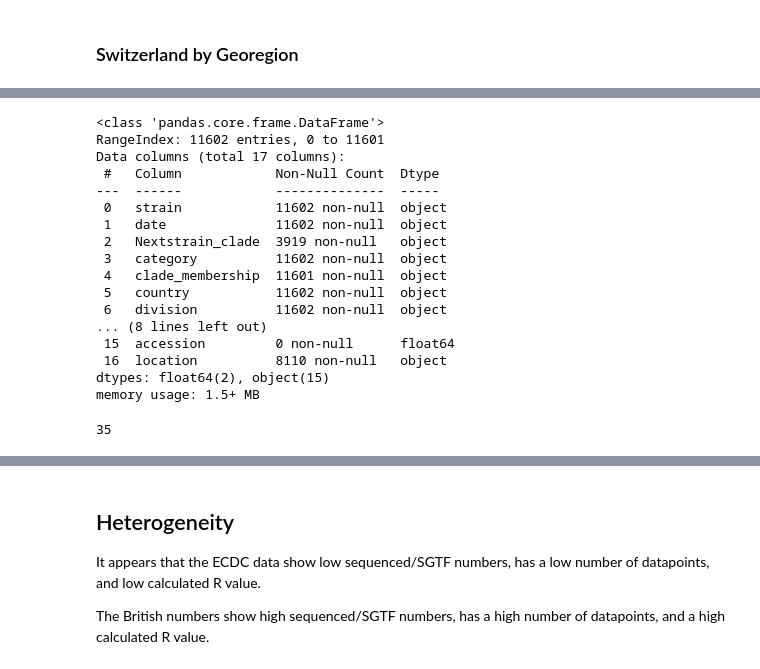
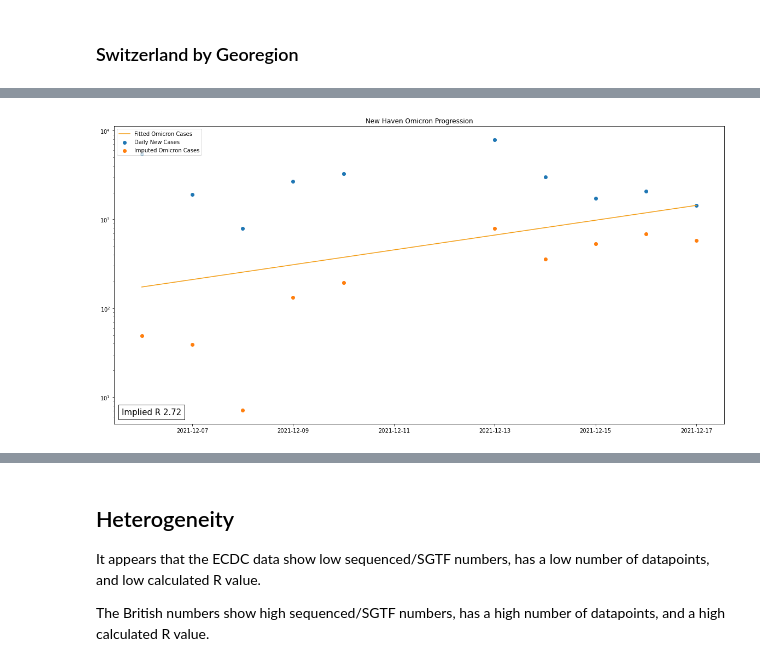
Before and after one commit to rrjzhang/omicron_dive, a Jupyter notebook: r0_calcs.ipynb, the cells around one changed output, grey strips where cells are left out. Saved outputs shown, nothing was run; the diff lists cells and outputs as text; code cells hidden in the pictures.

```diff
--- a/r0_calcs.ipynb
+++ b/r0_calcs.ipynb
@@ -361,20 +364,0 @@ nh_data = pd.read_csv('./data/new_haven/nextstrain_community_grubaughlab_CT-SARS
-# %%
-nh_data.info()
-# %% [output]
-<class 'pandas.core.frame.DataFrame'>
-RangeIndex: 11602 entries, 0 to 11601
-Data columns (total 17 columns):
- #   Column            Non-Null Count  Dtype
----  ------            --------------  -----
- 0   strain            11602 non-null  object
- 1   date              11602 non-null  object
- 2   Nextstrain_clade  3919 non-null   object
- 3   category          11602 non-null  object
- 4   clade_membership  11601 non-null  object
- 5   country           11602 non-null  object
- 6   division          11602 non-null  object
-... (8 lines left out)
- 15  accession         0 non-null      float64
- 16  location          8110 non-null   object
-dtypes: float64(2), object(15)
-memory usage: 1.5+ MB
@@ -383,4 +364,0 @@ nh_data['is_omicron'] = nh_data.apply(lambda x: "Omicron" in x['category'], axis
-# %%
-nh_data['is_omicron'].sum()
-# %% [output]
-35
@@ -386,0 +389,5 @@ nh_data['is_omicron'].sum()
+# %%
+show_omicron(nh_df, implied_rt, "New Haven")
+rt_dict['New Haven'] = {'r': implied_rt, 'n': len(nh_df.index), 'sequenced': np.nan, 'source': 'sequence'}
+# %% [output]
+[figure, added]
```
Also changed, not shown: parts of 28 cells of this notebook.
